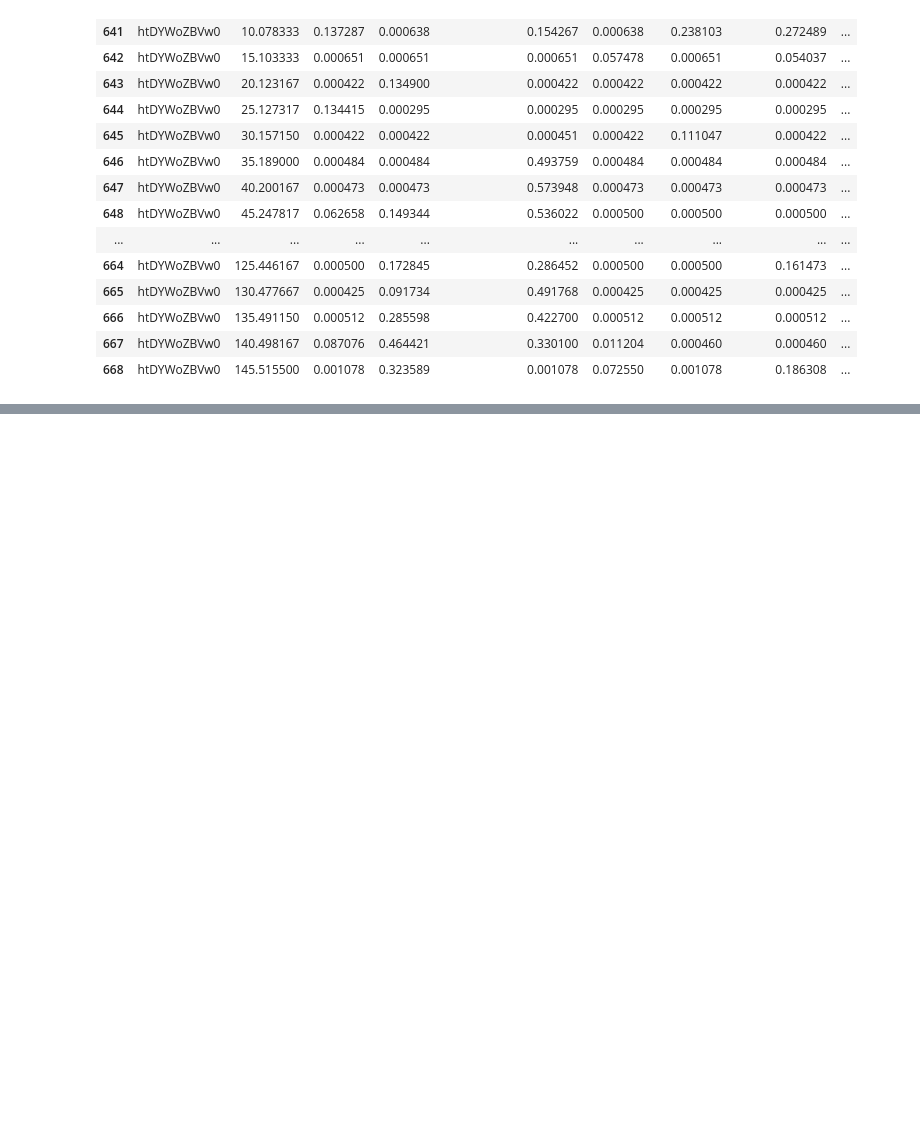
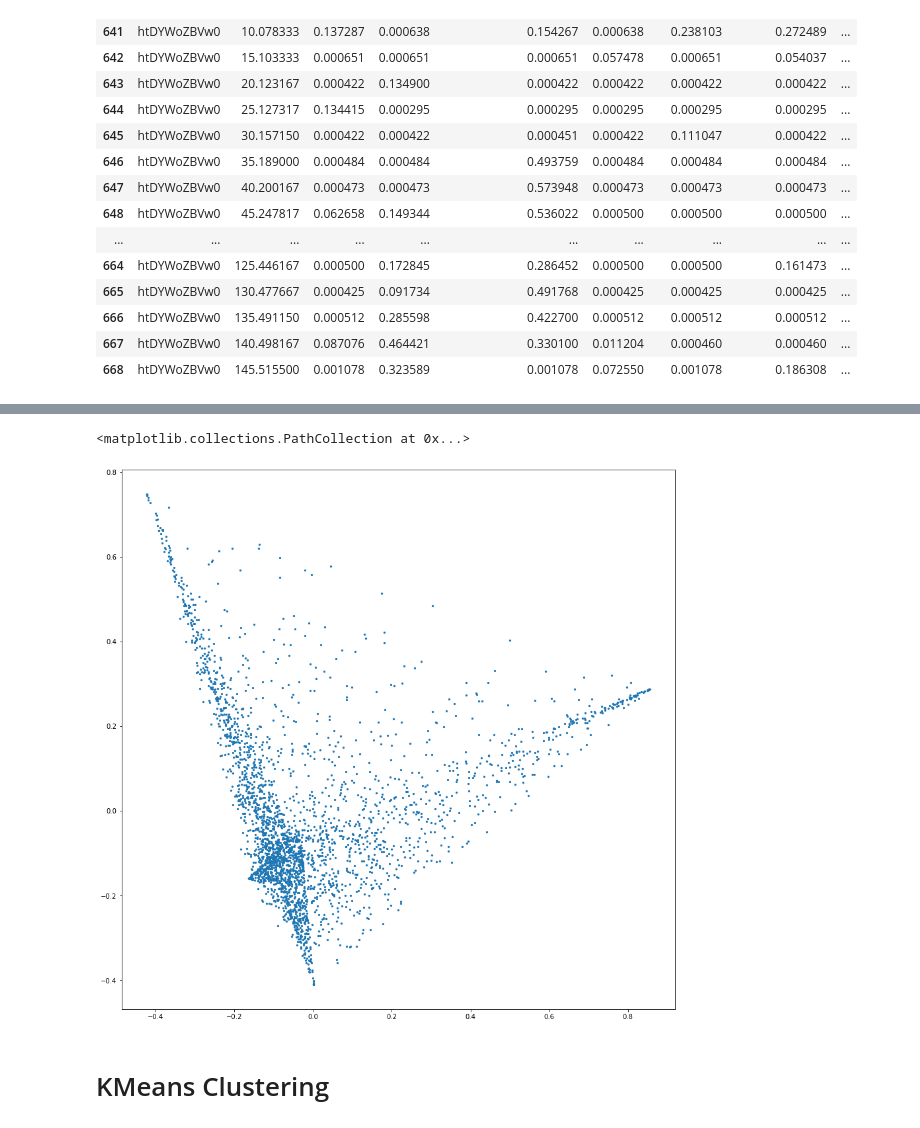
Before and after one commit to jpizzollo/NLP_Podcast, a Jupyter notebook: Topics_5min_Docs.ipynb, the cells around one changed output, grey strips where cells are left out. Saved outputs shown, nothing was run; the diff lists cells and outputs as text; code cells hidden in the pictures; blank space fills up the shorter version.

Commit message:
PCA, KMeans, barplots

```diff
--- a/Topics_5min_Docs.ipynb
+++ b/Topics_5min_Docs.ipynb
@@ -105,13 +105,13 @@ dtm = vectorizer.fit_transform(binned_df.key_words)
 # Fit LDA Model
 # %%
 lda = LatentDirichletAllocation(n_components=16, random_state=0)
-doc_topic = lda.fit_transform(dtm)
+doc_topic_array = lda.fit_transform(dtm)
 # %% [markdown]
 ### Pickle Model, dtm and vectorizer
 # %%
 # Pickle the LDA Model, dtm, and vectorizer
 
-mmv = [lda, dtm, vectorizer, doc_topic]
+mmv = [lda, dtm, vectorizer, doc_topic_array]
 
 with open('mmv_5min.pickle', 'wb') as to_write:
     pickle.dump(mmv, to_write)
@@ -212,0 +258,8 @@ doc_topic_df[doc_topic_df['episode'] == 'htDYWoZBVw0']
+# %%
+plt.figure(figsize=[15,15])
+plt.scatter(pca_features[:,0],pca_features[:,1],s=5)
+# %% [output]
+<matplotlib.collections.PathCollection at 0x...>
+[figure, added]
+# %% [markdown]
+# KMeans Clustering
```
Also changed, not shown: parts of 17 cells of this notebook.
